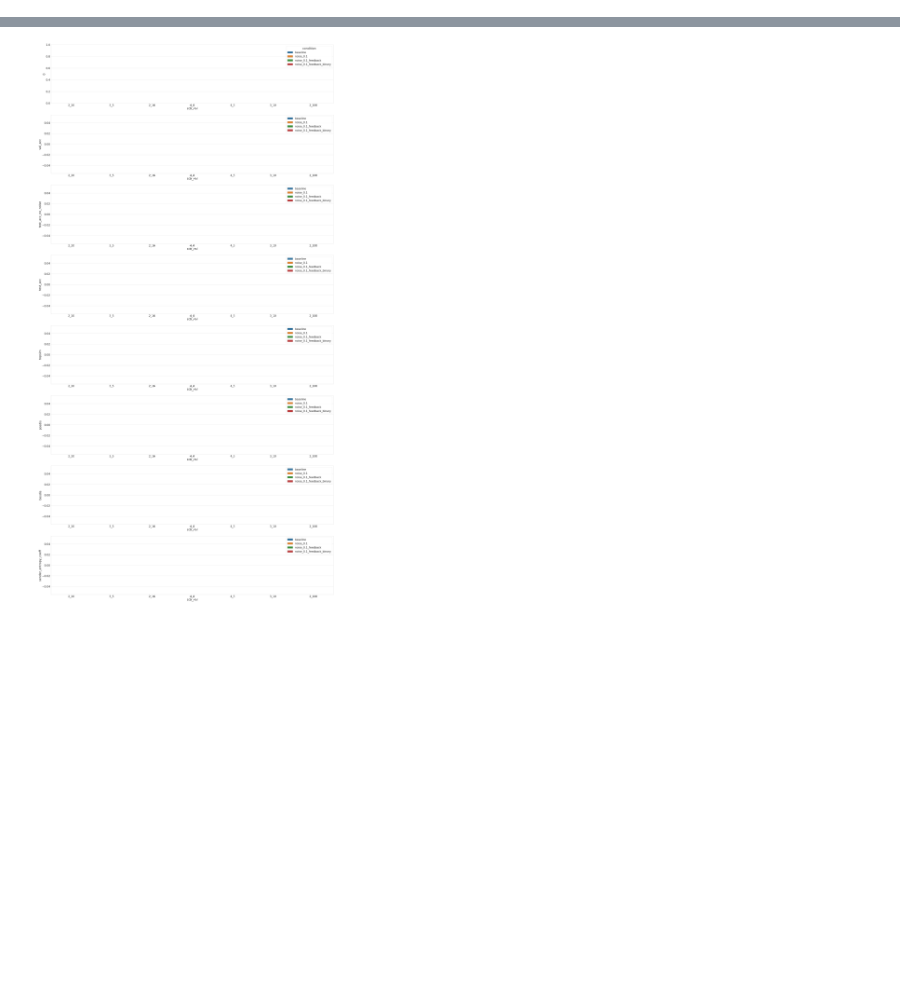
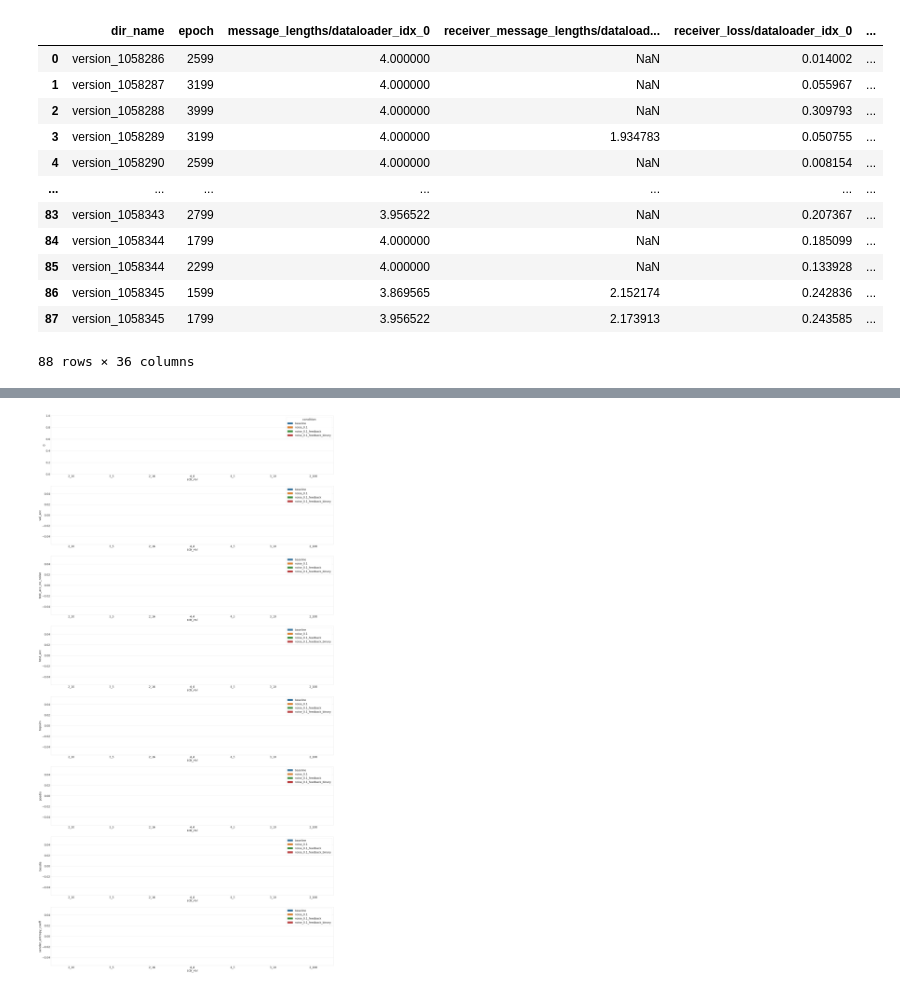
Before and after one commit to mitjanikolaus/emergent_communication, a Jupyter notebook: eval_grid_search_from_logs.ipynb, the cells around one changed output, grey strips where cells are left out. Cells and saved outputs as stored; diff of their text form; code cells hidden in the pictures; blank space fills up the shorter version.

```diff
--- a/eval_grid_search_from_logs.ipynb
+++ b/eval_grid_search_from_logs.ipynb
@@ -20 +45,25 @@ pd.DataFrame.from_records(df_1)
+# %%
+# Remove NaN cells
+def compress(values):
+    for val in values:
+        if val is not None and not np.isnan(val):
+            return val
+
+df = results_df.groupby(["dir_name", "epoch"]).aggregate(compress)
+df.reset_index(inplace=True)
+df
+# %% [output]
+|  | dir_name | epoch | message_lengths/dataloader_idx_0 | receiver_message_lengths/dataload... | receiver_loss/dataloader_idx_0 | ... |
+| 0 | version_1058286 | 2599 | 4.000000 | NaN | 0.014002 | ... |
+| 1 | version_1058287 | 3199 | 4.000000 | NaN | 0.055967 | ... |
+| 2 | version_1058288 | 3999 | 4.000000 | NaN | 0.309793 | ... |
+| 3 | version_1058289 | 3199 | 4.000000 | 1.934783 | 0.050755 | ... |
+| 4 | version_1058290 | 2599 | 4.000000 | NaN | 0.008154 | ... |
+| ... | ... | ... | ... | ... | ... | ... |
+| 83 | version_1058343 | 2799 | 3.956522 | NaN | 0.207367 | ... |
+| 84 | version_1058344 | 1799 | 4.000000 | NaN | 0.185099 | ... |
+| 85 | version_1058344 | 2299 | 4.000000 | NaN | 0.133928 | ... |
+| 86 | version_1058345 | 1599 | 3.869565 | 2.152174 | 0.242836 | ... |
+| 87 | version_1058345 | 1799 | 3.956522 | 2.173913 | 0.243585 | ... |
+88 rows × 36 columns
 # %%
```
Also changed, not shown: parts of 8 cells of this notebook.
